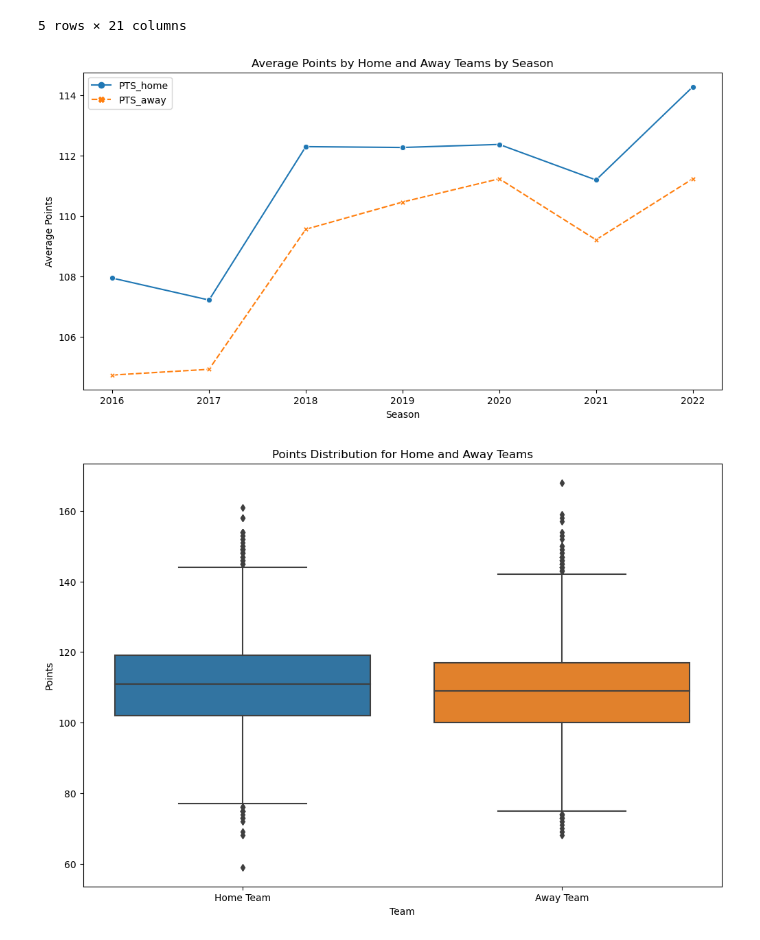
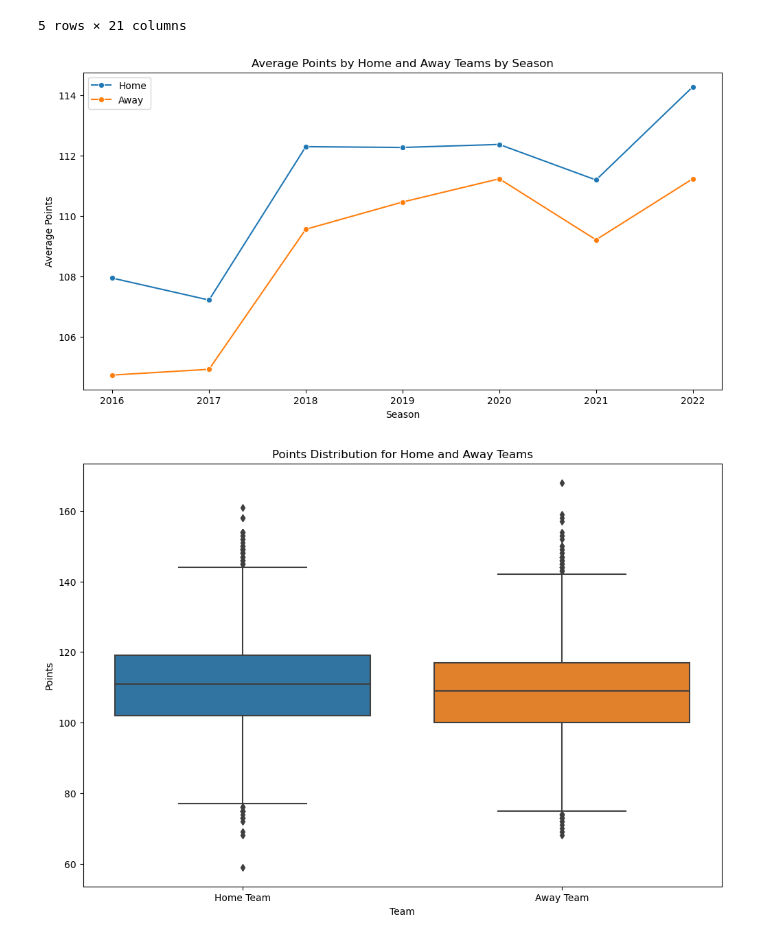
Before and after one commit to vishnu363728/NBADatascience, a Jupyter notebook: trainingpipeline.ipynb, the cells around one changed output. Cells and saved outputs as stored; diff of their text form; code cells hidden in the pictures.

Commit message:
changes to graphs and random forest

```diff
--- a/trainingpipeline.ipynb
+++ b/trainingpipeline.ipynb
@@ -20,18 +20,27 @@ games_df.head()
 | 4 | 2022-12-21 | 22200468 | Final | 1610612737 | 1610612741 | 2022 | 1610612737 | ... |
 5 rows × 21 columns
 # %%
+import matplotlib.pyplot as plt
+import seaborn as sns
+
+# Convert SEASON to integer
+games_df['SEASON'] = games_df['SEASON'].astype(int)
+
 # Calculate the average points by home and away teams by season
 avg_points_by_season = games_df.groupby('SEASON')[['PTS_home', 'PTS_away']].mean()
 
 # Plot the average points by home and away teams by season
 plt.figure(figsize=(12, 6))
-sns.lineplot(data=avg_points_by_season, markers=True)
+sns.lineplot(data=avg_points_by_season.reset_index(), x='SEASON', y='PTS_home', marker='o', label='Home')
+sns.lineplot(data=avg_points_by_season.reset_index(), x='SEASON', y='PTS_away', marker='o', label='Away')
 plt.title('Average Points by Home and Away Teams by Season')
 plt.xlabel('Season')
 plt.ylabel('Average Points')
+plt.xticks(avg_points_by_season.index)  # Ensure x-axis ticks are integers
+plt.legend()
 plt.show()
 # %% [output]
-[figure, old version]
+[figure, new version]
 # %%
 # Plot box plots of points distribution for home and away teams
 plt.figure(figsize=(12, 8))
```
Also changed, not shown: parts of 4 cells of this notebook.
